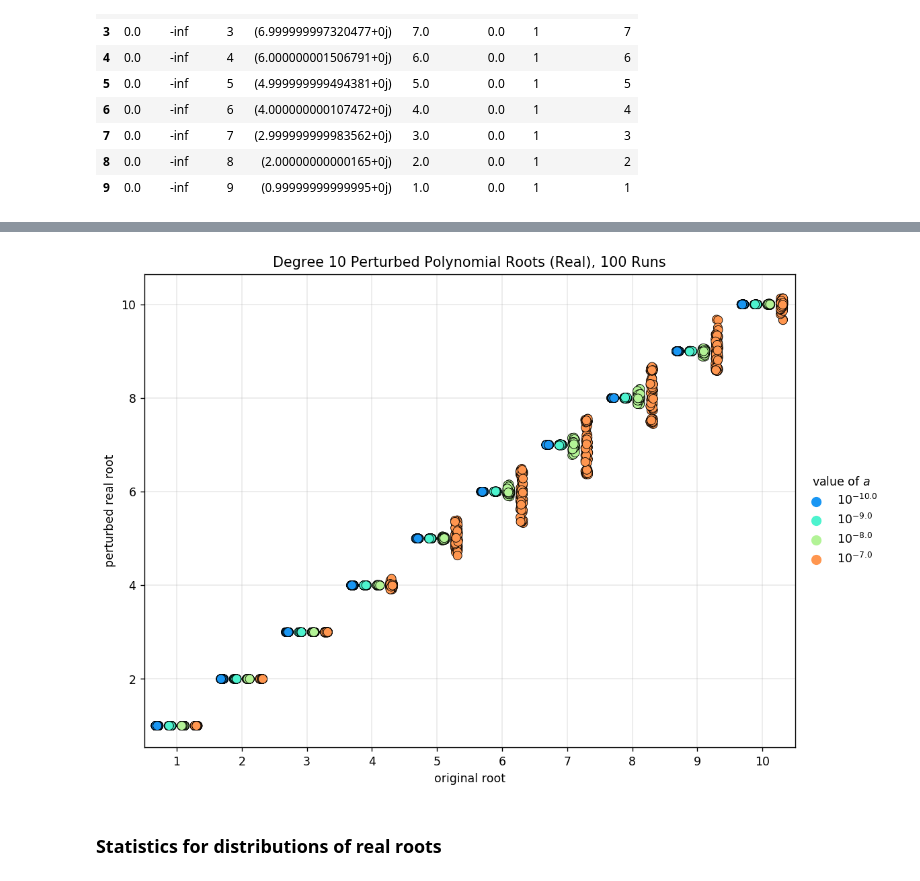
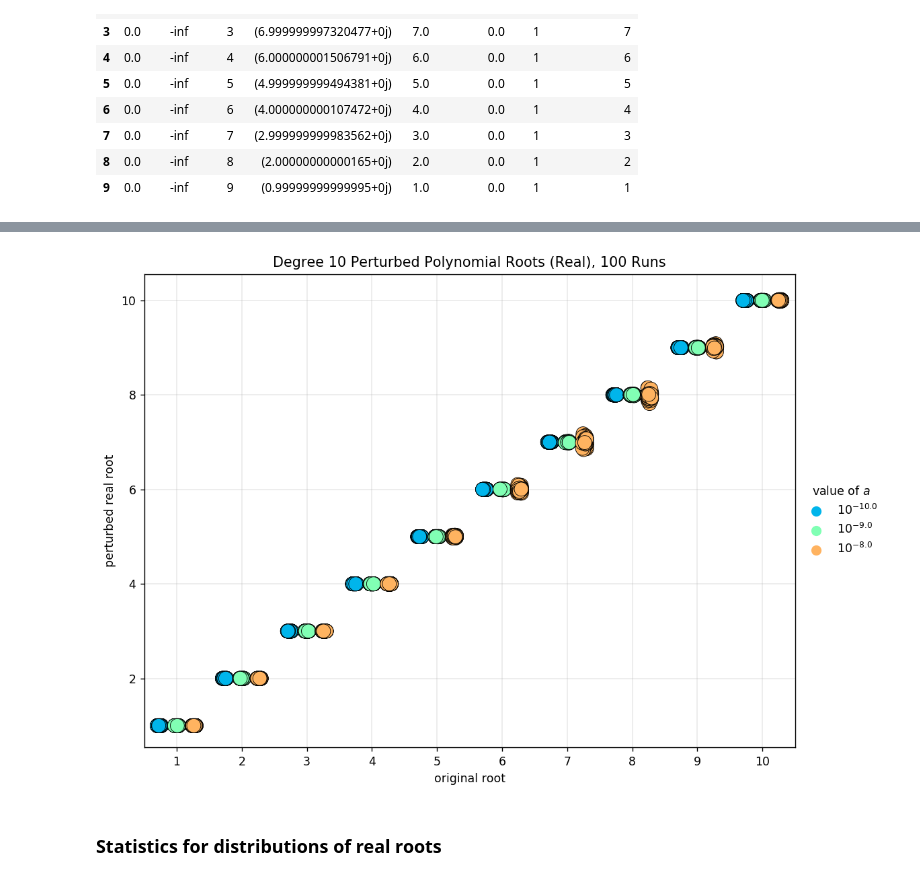
Before and after one commit to agnikumar/math-lab, a Jupyter notebook: perturbations/redone_figures.ipynb, the cells around one changed output, grey strips where cells are left out. Drawn from its saved outputs; the diff is of its cells as text; code cells hidden in the pictures.

```diff
--- a/perturbations/redone_figures.ipynb
+++ b/perturbations/redone_figures.ipynb
@@ -409,28 +409,28 @@ plt.show()
 # %%
 #a_select = [-10, -4, -2, -1]
 #a_select = [-10, -8, -6, -4, -2, -1]
-a_select = [-10, -9, -8, -7]
+a_select = [-10, -9, -8]
 #a_select = [-10, -9, -8, -7, -6, -5, -4, -3, -2, -1]
 a_runs_df_select = a_runs_df.loc[a_runs_df['a_exp'].isin(a_select)]
 a_runs_df_select = a_runs_df_select.rename(columns={'a_exp':'value of $a$'})
 
 # legend
 for a in a_select:
     a_runs_df_select = a_runs_df_select.replace(a, '$10^{}$'.format({float(a)}))
 
 spread_plot = sns.catplot(x='original_root', y='real', hue='value of $a$', data=a_runs_df_select,
                           dodge=True, palette='rainbow', linewidth=0.5, edgecolor='black',
-                          s=7.5, height=6.4, aspect=4/3)
+                          s=12, height=6.4, aspect=4/3)
 spread_plot.set(xlabel='original root')
 spread_plot.set(ylabel='perturbed real root')
 
 sns.despine(top=False, right=False)
 plt.title('Degree {} Perturbed Polynomial Roots (Real), {} Runs'.format(a_runs_df['original_root'].max(), num_runs))
 #plt.suptitle('{} runs for each $a$ value'.format(num_runs), fontsize=10, y=0.93)
 plt.grid(linestyle='-', linewidth=0.25)
 plt.show()
 # %% [output]
-[figure, old version]
+[figure, new version]
 # %% [markdown]
 ### Statistics for distributions of real roots
 # %%
```
Also changed, not shown: parts of 11 cells of this notebook, 2 other files.
